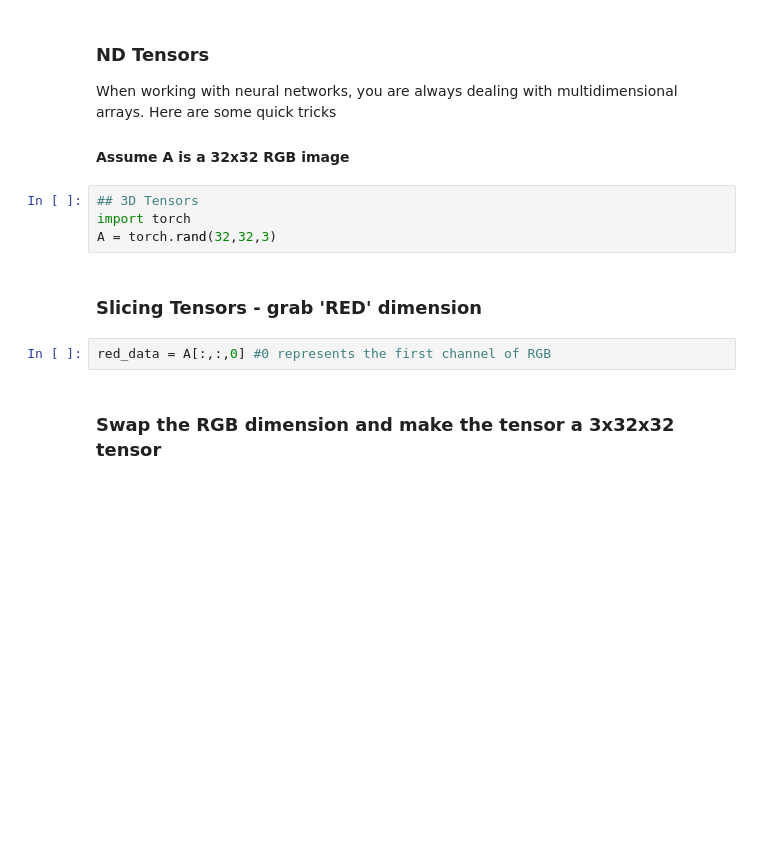
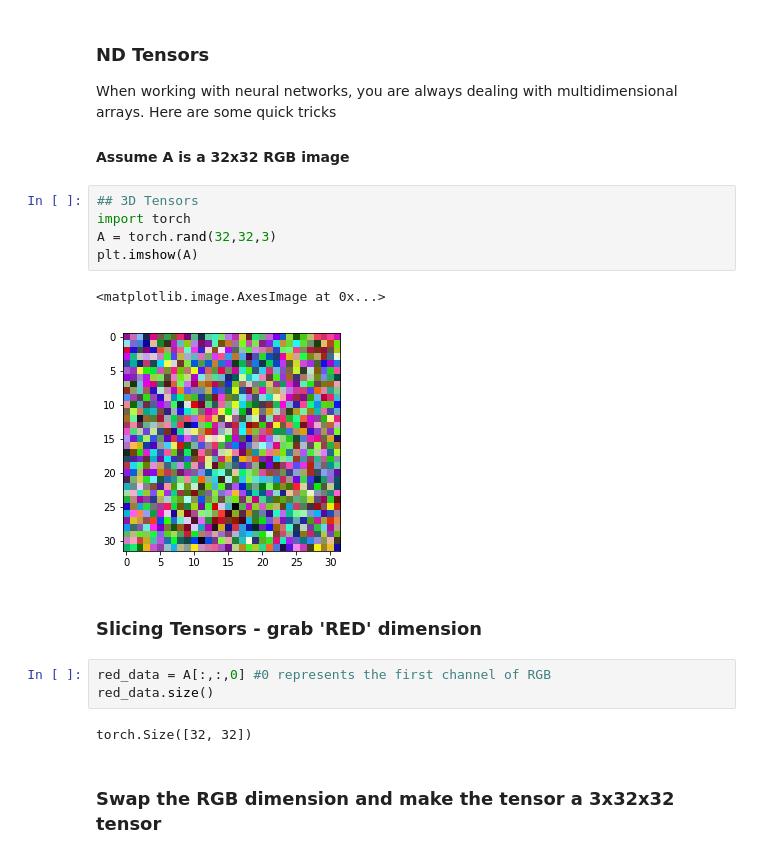
Before and after one commit to dustinvanstee/pytorch-examples, a Jupyter notebook: 01_tensor_tutorial_v2.ipynb, the cells around one changed output. Drawn from its saved outputs; the diff is of its cells as text; blank space fills up the shorter version.

```diff
--- a/01_tensor_tutorial_v2.ipynb
+++ b/01_tensor_tutorial_v2.ipynb
@@ -242,11 +265,18 @@ When working with neural networks, you are always dealing with multidimensional
 # %%
 ## 3D Tensors
 import torch
 A = torch.rand(32,32,3)
+plt.imshow(A)
+# %% [output]
+<matplotlib.image.AxesImage at 0x...>
+[figure, added]
 # %% [markdown]
 ### Slicing Tensors  - grab 'RED' dimension
 # %%
 red_data = A[:,:,0] #0 represents the first channel of RGB
+red_data.size()
+# %% [output]
+torch.Size([32, 32])
 # %% [markdown]
 ### Swap the RGB dimension and make the tensor a 3x32x32 tensor
 # %%
```
Also changed, not shown: parts of 10 cells of this notebook, 1 other file.
